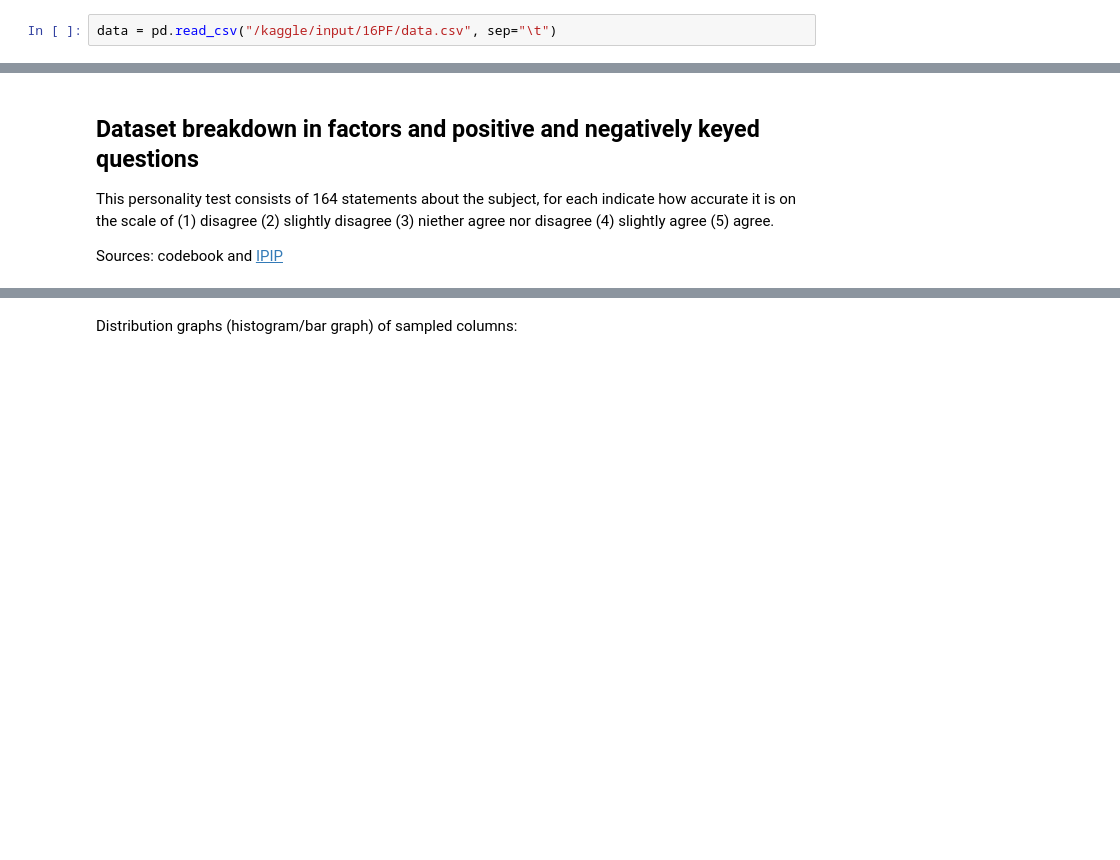
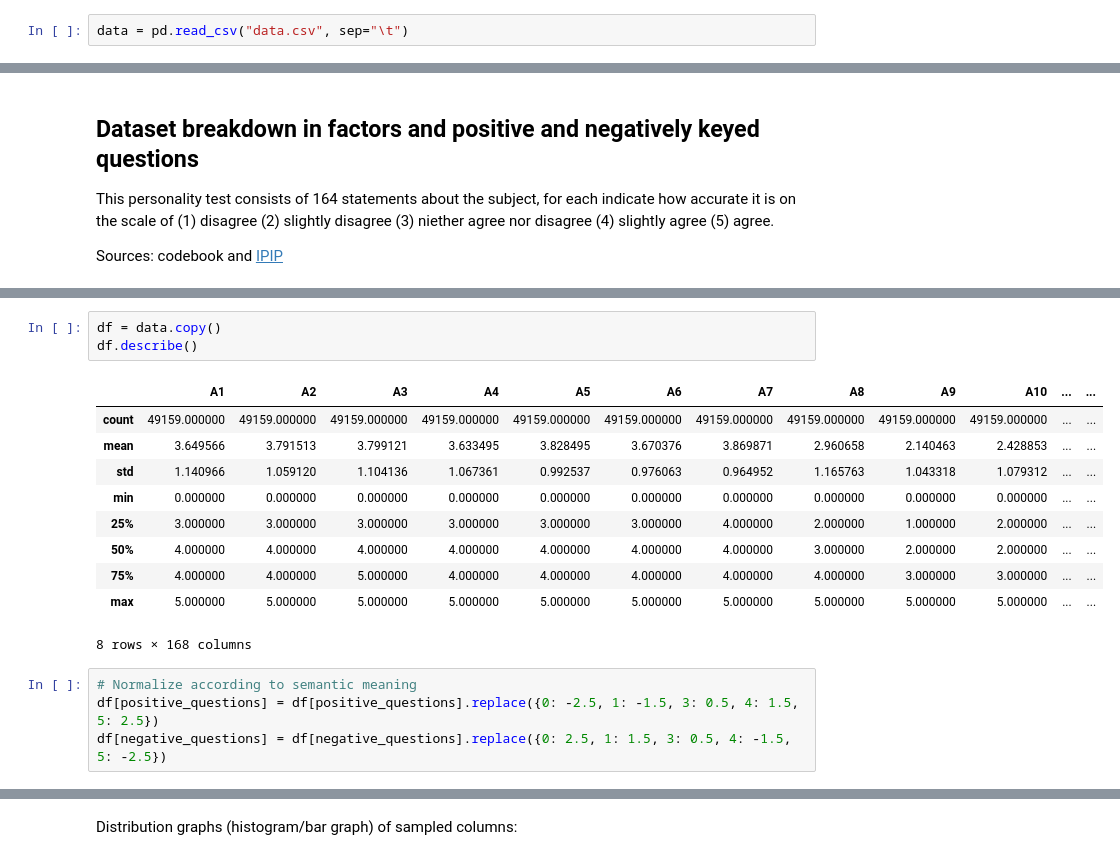
Before and after one commit to jmrr/personality-insights, a Jupyter notebook: 16_personality_factors/Cattell's 16 Personality Exploratory Analysis.ipynb, the cells around one changed output, grey strips where cells are left out. Cells and saved outputs as stored; diff of their text form; blank space fills up the shorter version.

```diff
--- a/16_personality_factors/Cattell's 16 Personality Exploratory Analysis.ipynb
+++ b/16_personality_factors/Cattell's 16 Personality Exploratory Analysis.ipynb
@@ -81,7 +79,7 @@ Now you're ready to read in the data and use the plotting functions to visualize
 # %% [markdown]
 ### Let's check the data file: /kaggle/input/16PF/data.csv
 # %%
-data = pd.read_csv("/kaggle/input/16PF/data.csv", sep="\t")
+data = pd.read_csv("data.csv", sep="\t")
 # %% [markdown]
 Let's take a quick look at what the data looks like:
 # %%
@@ -118,0 +147,18 @@ negative_questions = [ # negative questions substracting to the trait
+# %%
+df = data.copy()
+df.describe()
+# %% [output]
+|  | A1 | A2 | A3 | A4 | A5 | A6 | A7 | A8 | A9 | A10 | ... | ... |
+| count | 49159.000000 | 49159.000000 | 49159.000000 | 49159.000000 | 49159.000000 | 49159.000000 | 49159.000000 | 49159.000000 | 49159.000000 | 49159.000000 | ... | ... |
+| mean | 3.649566 | 3.791513 | 3.799121 | 3.633495 | 3.828495 | 3.670376 | 3.869871 | 2.960658 | 2.140463 | 2.428853 | ... | ... |
+| std | 1.140966 | 1.059120 | 1.104136 | 1.067361 | 0.992537 | 0.976063 | 0.964952 | 1.165763 | 1.043318 | 1.079312 | ... | ... |
+| min | 0.000000 | 0.000000 | 0.000000 | 0.000000 | 0.000000 | 0.000000 | 0.000000 | 0.000000 | 0.000000 | 0.000000 | ... | ... |
+| 25% | 3.000000 | 3.000000 | 3.000000 | 3.000000 | 3.000000 | 3.000000 | 4.000000 | 2.000000 | 1.000000 | 2.000000 | ... | ... |
+| 50% | 4.000000 | 4.000000 | 4.000000 | 4.000000 | 4.000000 | 4.000000 | 4.000000 | 3.000000 | 2.000000 | 2.000000 | ... | ... |
+| 75% | 4.000000 | 4.000000 | 5.000000 | 4.000000 | 4.000000 | 4.000000 | 4.000000 | 4.000000 | 3.000000 | 3.000000 | ... | ... |
+| max | 5.000000 | 5.000000 | 5.000000 | 5.000000 | 5.000000 | 5.000000 | 5.000000 | 5.000000 | 5.000000 | 5.000000 | ... | ... |
+8 rows × 168 columns
+# %%
+# Normalize according to semantic meaning
+df[positive_questions] = df[positive_questions].replace({0: -2.5, 1: -1.5, 3: 0.5, 4: 1.5, 5: 2.5})
+df[negative_questions] = df[negative_questions].replace({0: 2.5, 1: 1.5, 3: 0.5, 4: -1.5, 5: -2.5})
```
Also changed, not shown: parts of 16 cells of this notebook, 3 other files.
